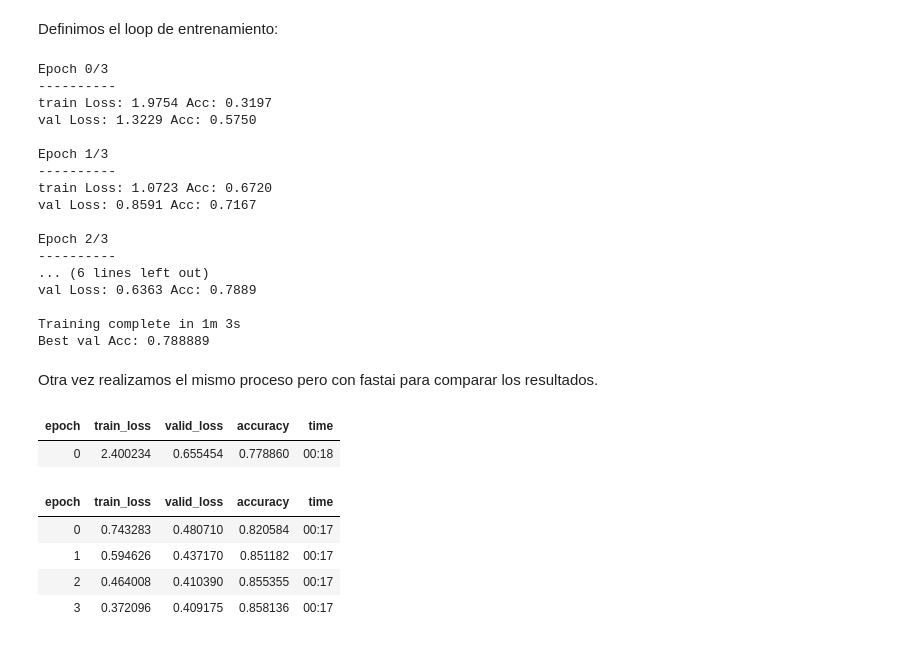
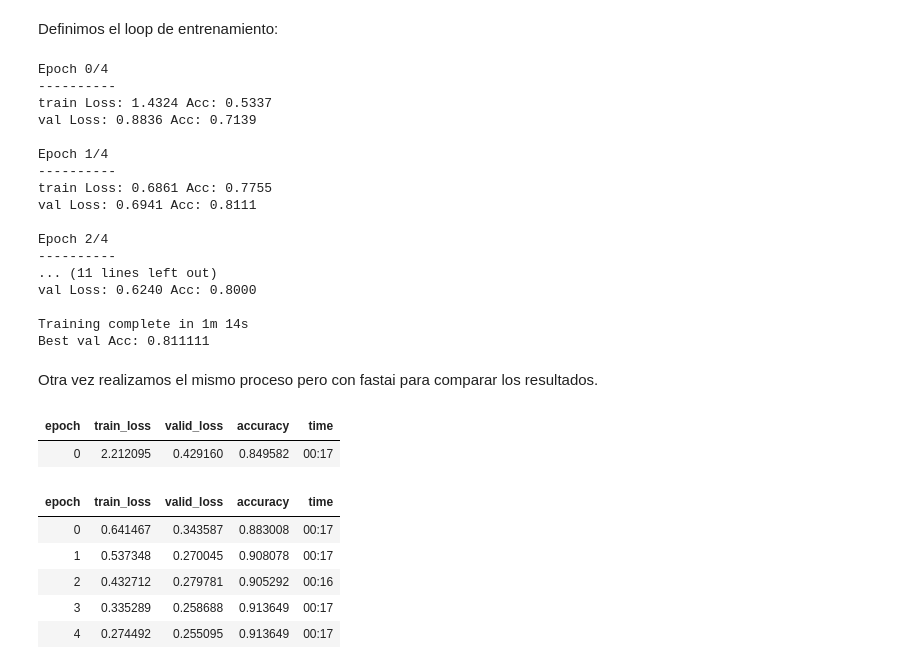
Before and after one commit to tomiambro/pytorch_end_to_end, a Jupyter notebook: pytorch_ex.ipynb, the cells around one changed output. Cells and saved outputs as stored; diff of their text form; code cells hidden in the pictures.

```diff
--- a/pytorch_ex.ipynb
+++ b/pytorch_ex.ipynb
@@ -47,7 +47,7 @@ Inspeccionamos un poco el dataset
 Definimos las razas de perro que nos interesa identificar.
 # %%
 classes_path = [c for c in imgs_path.iterdir() if c.is_dir()]
-custom_classes = ['Australian_terrier', 'Border_terrier', 'Samoyed', 'beagle', 'Shih-Tzu', 'English_foxhound', 'Rhodesian_ridgeback', 'dingo', 'golden_retriever', 'Old_English_sheepdog']
+custom_classes = ['australian_terrier', 'border_terrier', 'samoyed', 'beagle', 'shih_tzu', 'english_foxhound', 'rhodesian_ridgeback', 'dingo', 'golden_retriever', 'old_english_sheepdog']
 
 cl = sorted(str(c) for c in classes_path)
 
@@ -65,7 +65,7 @@ len(target_classes)
 10
 # %%
 all_paths = [c for c in sorted(imgs_path.glob('*'))]
-custom_classes = ['Australian_terrier', 'Border_terrier', 'Samoyed', 'beagle', 'Shih-Tzu', 'English_foxhound', 'Rhodesian_ridgeback', 'dingo', 'golden_retriever', 'Old_English_sheepdog']
+custom_classes = ['australian_terrier', 'border_terrier', 'samoyed', 'beagle', 'shih_tzu', 'english_foxhound', 'rhodesian_ridgeback', 'dingo', 'golden_retriever', 'old_english_sheepdog']
 
 idx = []
 
@@ -374,7 +359,7 @@ get_images(paths)[:5]
 dogs = DataBlock(
     blocks=(ImageBlock, CategoryBlock),
     get_items=get_images,
-    splitter=RandomSplitter(valid_pct=0.4, seed=42),
+    splitter=RandomSplitter(valid_pct=0.2, seed=42),
     get_y=parent_label,
     item_tfms=Resize(256))
 # %% [markdown]
@@ -510,37 +495,38 @@ def train_model_pre(model, dataloaders, criterion, optimizer, num_epochs=25, is_
 # %%
 dataloaders_dict = {'train': train_dataloader, 'val': test_dataloader}
 # %%
-bmodel, val_acc_history = train_model_pre(alexnet_tl, dataloaders_dict, loss_f, optimizer_ft, num_epochs=4)
+bmodel, val_acc_history = train_model_pre(alexnet_tl, dataloaders_dict, loss_f, optimizer_ft, num_epochs=5)
 # %% [output]
-Epoch 0/3
+Epoch 0/4
 ----------
-train Loss: 1.9754 Acc: 0.3197
-val Loss: 1.3229 Acc: 0.5750
+train Loss: 1.4324 Acc: 0.5337
+val Loss: 0.8836 Acc: 0.7139
 
-Epoch 1/3
+Epoch 1/4
 ----------
-train Loss: 1.0723 Acc: 0.6720
-val Loss: 0.8591 Acc: 0.7167
+train Loss: 0.6861 Acc: 0.7755
+val Loss: 0.6941 Acc: 0.8111
 
-Epoch 2/3
+Epoch 2/4
 ----------
-... (6 lines left out)
-val Loss: 0.6363 Acc: 0.7889
+... (11 lines left out)
+val Loss: 0.6240 Acc: 0.8000
 
-Training complete in 1m 3s
-Best val Acc: 0.788889
+Training complete in 1m 14s
+Best val Acc: 0.811111
 # %% [markdown]
 Otra vez realizamos el mismo proceso pero con fastai para comparar los resultados.
 # %%
 learn = cnn_learner(dls, alexnet, metrics=accuracy)
 
 lr = 3e-3
-learn.fine_tune(4, lr)
+learn.fine_tune(5, lr)
 # %% [output]
 | epoch | train_loss | valid_loss | accuracy | time |
-| 0 | 2.400234 | 0.655454 | 0.778860 | 00:18 |
+| 0 | 2.212095 | 0.429160 | 0.849582 | 00:17 |
 | epoch | train_loss | valid_loss | accuracy | time |
-| 0 | 0.743283 | 0.480710 | 0.820584 | 00:17 |
-| 1 | 0.594626 | 0.437170 | 0.851182 | 00:17 |
-| 2 | 0.464008 | 0.410390 | 0.855355 | 00:17 |
-| 3 | 0.372096 | 0.409175 | 0.858136 | 00:17 |
+| 0 | 0.641467 | 0.343587 | 0.883008 | 00:17 |
+| 1 | 0.537348 | 0.270045 | 0.908078 | 00:17 |
+| 2 | 0.432712 | 0.279781 | 0.905292 | 00:16 |
+| 3 | 0.335289 | 0.258688 | 0.913649 | 00:17 |
+| 4 | 0.274492 | 0.255095 | 0.913649 | 00:17 |
```
Also changed, not shown: parts of 16 cells of this notebook.
